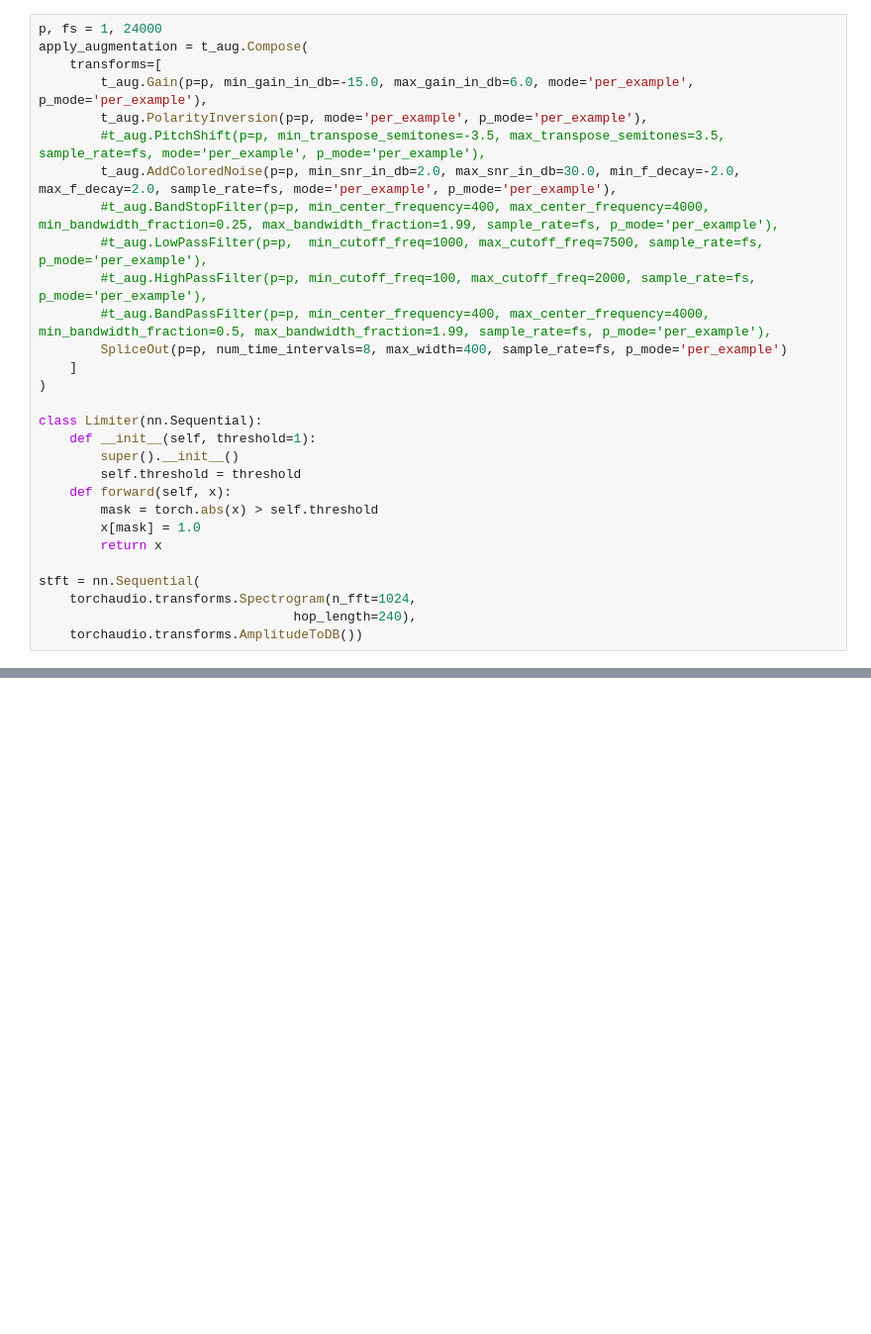
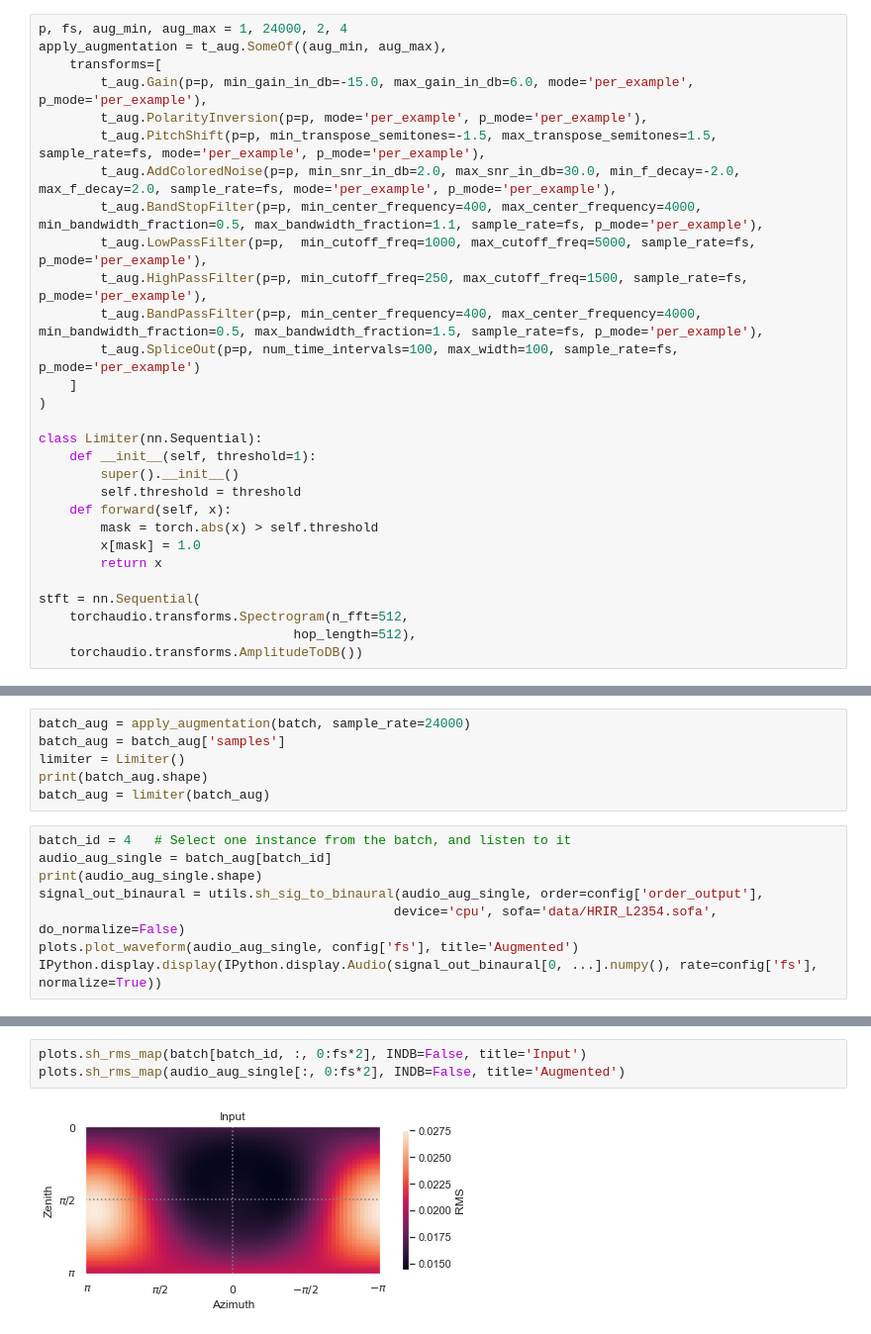
Before and after one commit to rfalcon100/seld_dcase2022_ric, a Jupyter notebook: notebook_augmentation.ipynb, the cells around one changed output, grey strips where cells are left out. Shown at 99% size. Cells and saved outputs as stored; diff of their text form; blank space fills up the shorter version.

```diff
--- a/notebook_augmentation.ipynb
+++ b/notebook_augmentation.ipynb
@@ -102,16 +98,16 @@ IPython.display.display(IPython.display.Audio(signal_out_binaural[0, ...].numpy(
 # %%
-p, fs = 1, 24000
-apply_augmentation = t_aug.Compose(
+p, fs, aug_min, aug_max = 1, 24000, 2, 4
+apply_augmentation = t_aug.SomeOf((aug_min, aug_max),
     transforms=[
         t_aug.Gain(p=p, min_gain_in_db=-15.0, max_gain_in_db=6.0, mode='per_example', p_mode='per_example'),
         t_aug.PolarityInversion(p=p, mode='per_example', p_mode='per_example'),
-        #t_aug.PitchShift(p=p, min_transpose_semitones=-3.5, max_transpose_semitones=3.5, sample_rate=fs, mode='per_example', p_mode='per_example'),
+        t_aug.PitchShift(p=p, min_transpose_semitones=-1.5, max_transpose_semitones=1.5, sample_rate=fs, mode='per_example', p_mode='per_example'),
         t_aug.AddColoredNoise(p=p, min_snr_in_db=2.0, max_snr_in_db=30.0, min_f_decay=-2.0, max_f_decay=2.0, sample_rate=fs, mode='per_example', p_mode='per_example'),
-        #t_aug.BandStopFilter(p=p, min_center_frequency=400, max_center_frequency=4000, min_bandwidth_fraction=0.25, max_bandwidth_fraction=1.99, sample_rate=fs, p_mode='per_example'),
-        #t_aug.LowPassFilter(p=p,  min_cutoff_freq=1000, max_cutoff_freq=7500, sample_rate=fs, p_mode='per_example'),
-        #t_aug.HighPassFilter(p=p, min_cutoff_freq=100, max_cutoff_freq=2000, sample_rate=fs, p_mode='per_example'),
-        #t_aug.BandPassFilter(p=p, min_center_frequency=400, max_center_frequency=4000, min_bandwidth_fraction=0.5, max_bandwidth_fraction=1.99, sample_rate=fs, p_mode='per_example'),
-        SpliceOut(p=p, num_time_intervals=8, max_width=400, sample_rate=fs, p_mode='per_example')
+        t_aug.BandStopFilter(p=p, min_center_frequency=400, max_center_frequency=4000, min_bandwidth_fraction=0.5, max_bandwidth_fraction=1.1, sample_rate=fs, p_mode='per_example'),
+        t_aug.LowPassFilter(p=p,  min_cutoff_freq=1000, max_cutoff_freq=5000, sample_rate=fs, p_mode='per_example'),
+        t_aug.HighPassFilter(p=p, min_cutoff_freq=250, max_cutoff_freq=1500, sample_rate=fs, p_mode='per_example'),
+        t_aug.BandPassFilter(p=p, min_center_frequency=400, max_center_frequency=4000, min_bandwidth_fraction=0.5, max_bandwidth_fraction=1.5, sample_rate=fs, p_mode='per_example'),
+        t_aug.SpliceOut(p=p, num_time_intervals=100, max_width=100, sample_rate=fs, p_mode='per_example')
     ]
 )
 
@@ -125,8 +121,8 @@ class Limiter(nn.Sequential):
         return x
 
 stft = nn.Sequential(
-    torchaudio.transforms.Spectrogram(n_fft=1024,
-                                 hop_length=240),
+    torchaudio.transforms.Spectrogram(n_fft=512,
+                                 hop_length=512),
     torchaudio.transforms.AmplitudeToDB())
 # %%
 audio_aug = apply_augmentation(audio[None, ...], sample_rate=24000)
@@ -149,0 +151,14 @@ torch.Size([1, 2, 216000])
+# %%
+batch_aug = apply_augmentation(batch, sample_rate=24000)
+batch_aug = batch_aug['samples']
+limiter = Limiter()
+print(batch_aug.shape)
+batch_aug = limiter(batch_aug)
+# %%
+batch_id = 4   # Select one instance from the batch, and listen to it
+audio_aug_single = batch_aug[batch_id]
+print(audio_aug_single.shape)
+signal_out_binaural = utils.sh_sig_to_binaural(audio_aug_single, order=config['order_output'],
+                                              device='cpu', sofa='data/HRIR_L2354.sofa', do_normalize=False)
+plots.plot_waveform(audio_aug_single, config['fs'], title='Augmented')
+IPython.display.display(IPython.display.Audio(signal_out_binaural[0, ...].numpy(), rate=config['fs'], normalize=True))
@@ -149,0 +168,5 @@ torch.Size([1, 2, 216000])
+# %%
+plots.sh_rms_map(batch[batch_id, :, 0:fs*2], INDB=False, title='Input')
+plots.sh_rms_map(audio_aug_single[:, 0:fs*2], INDB=False, title='Augmented')
+# %% [output]
+[figure, added]
```
Also changed, not shown: parts of 12 cells of this notebook, 9 other files.
